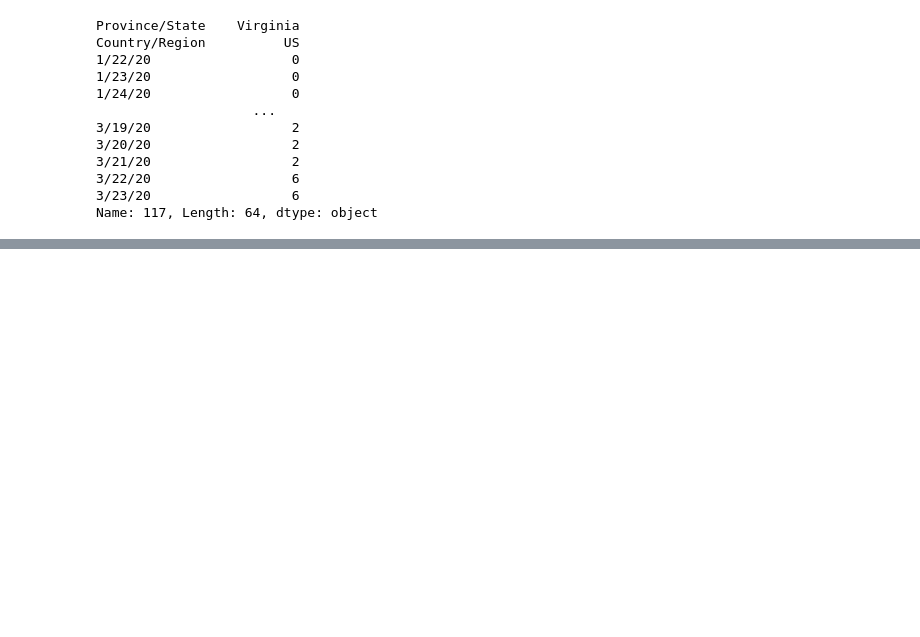
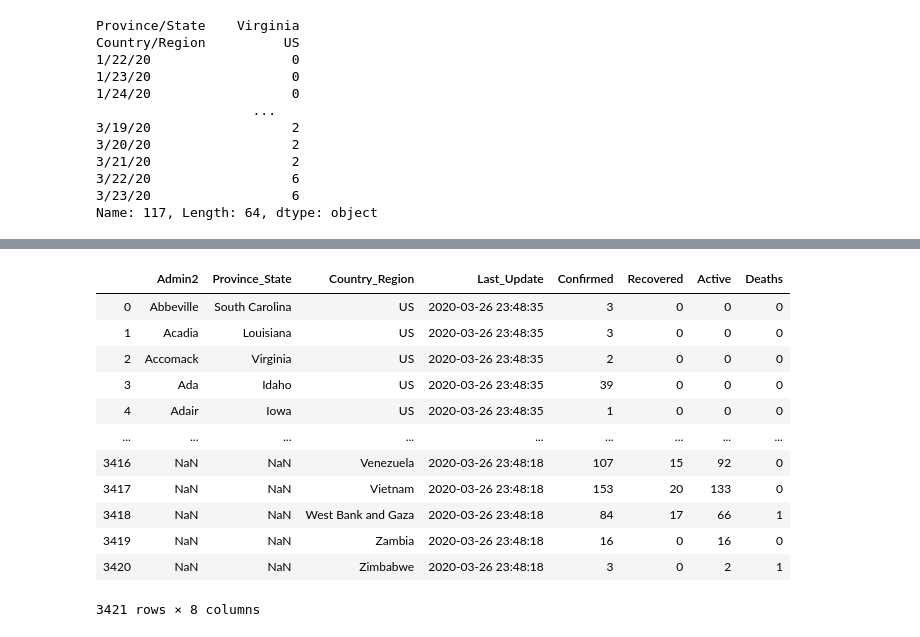
Before and after one commit to Wildertrek/COVID-19, a Jupyter notebook: Wrangling_JHU_COVID-19_Data.ipynb, the cells around one changed output, grey strips where cells are left out. Cells and saved outputs as stored; diff of their text form; code cells hidden in the pictures; blank space fills up the shorter version.

```diff
--- a/Wrangling_JHU_COVID-19_Data.ipynb
+++ b/Wrangling_JHU_COVID-19_Data.ipynb
@@ -221,0 +287,16 @@ Name: 117, Length: 64, dtype: object
+# %%
+daily_report[['Admin2', 'Province_State', 'Country_Region', 'Last_Update', 'Confirmed', 'Recovered','Active', 'Deaths' ]]
+# %% [output]
+|  | Admin2 | Province_State | Country_Region | Last_Update | Confirmed | Recovered | Active | Deaths |
+| 0 | Abbeville | South Carolina | US | 2020-03-26 23:48:35 | 3 | 0 | 0 | 0 |
+| 1 | Acadia | Louisiana | US | 2020-03-26 23:48:35 | 3 | 0 | 0 | 0 |
+| 2 | Accomack | Virginia | US | 2020-03-26 23:48:35 | 2 | 0 | 0 | 0 |
+| 3 | Ada | Idaho | US | 2020-03-26 23:48:35 | 39 | 0 | 0 | 0 |
+| 4 | Adair | Iowa | US | 2020-03-26 23:48:35 | 1 | 0 | 0 | 0 |
+| ... | ... | ... | ... | ... | ... | ... | ... | ... |
+| 3416 | NaN | NaN | Venezuela | 2020-03-26 23:48:18 | 107 | 15 | 92 | 0 |
+| 3417 | NaN | NaN | Vietnam | 2020-03-26 23:48:18 | 153 | 20 | 133 | 0 |
+| 3418 | NaN | NaN | West Bank and Gaza | 2020-03-26 23:48:18 | 84 | 17 | 66 | 1 |
+| 3419 | NaN | NaN | Zambia | 2020-03-26 23:48:18 | 16 | 0 | 16 | 0 |
+| 3420 | NaN | NaN | Zimbabwe | 2020-03-26 23:48:18 | 3 | 0 | 2 | 1 |
+3421 rows × 8 columns
```
Also changed, not shown: parts of 14 cells of this notebook.
